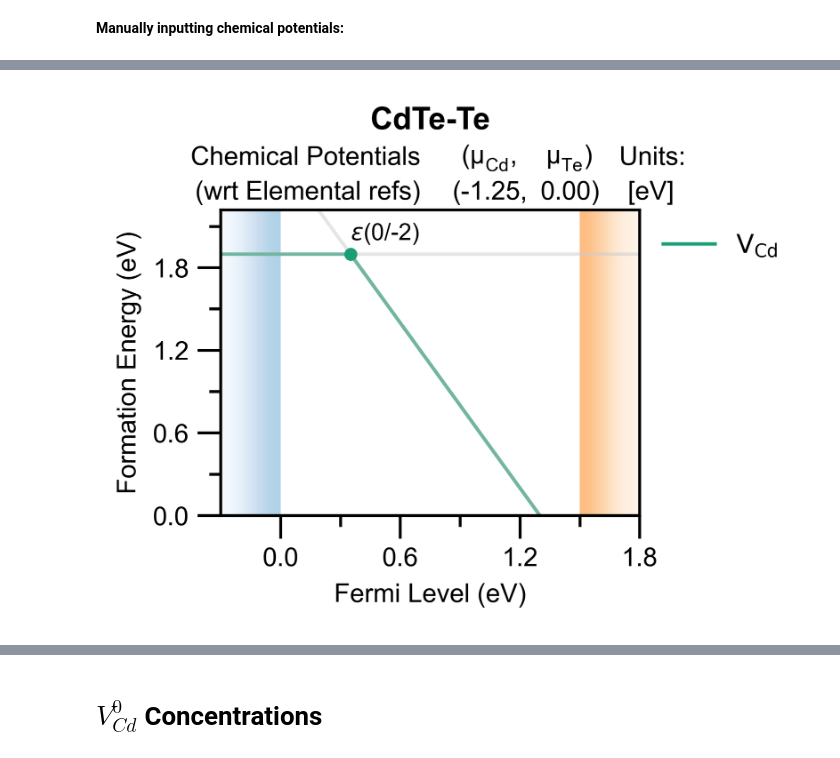
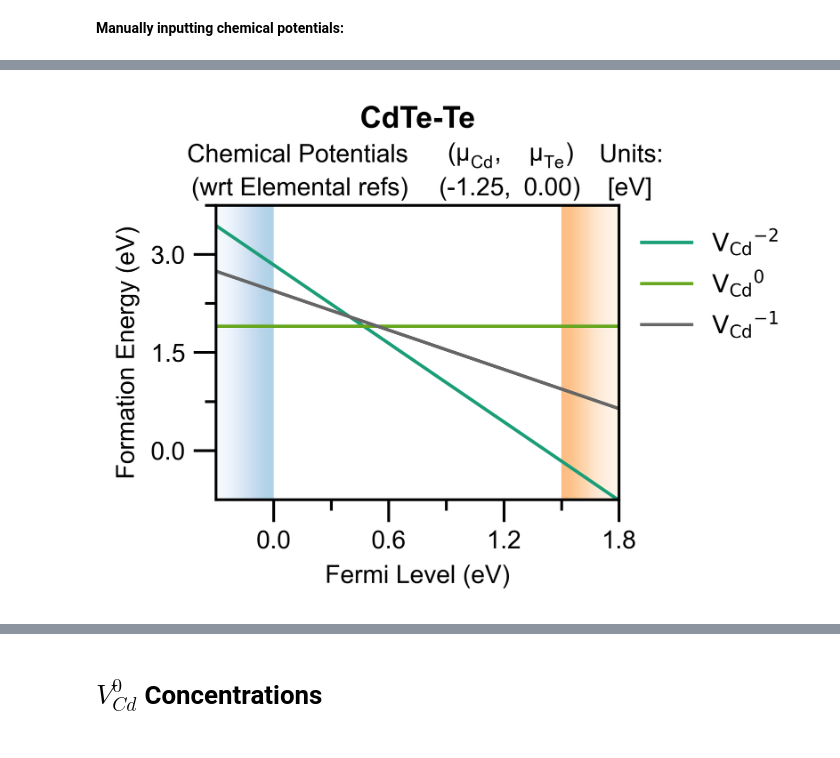
Before and after one commit to teruya7/doped, a Jupyter notebook: doped_Parsing_Example.ipynb, the cells around one changed output, grey strips where cells are left out. Saved outputs shown, nothing was run; the diff lists cells and outputs as text; code cells hidden in the pictures.

```diff
--- a/doped_Parsing_Example.ipynb
+++ b/doped_Parsing_Example.ipynb
@@ -221,5 +114,0 @@ def_entry.defect.as_dict()["@class"]
-# %%
-vac_Cd_defects_dict = dope_stuff.load_from_pickle("Pickled_stuff/parsed_vac_Cd_dict.pickle") # Freysoldt corrected defects
-
-# generate DefectPhaseDiagram object so we can plot/tabulate formation energies, calculate charge transition levels etc:
-vac_Cd_dpd = dope_stuff.dpd_from_parsed_defect_dict(vac_Cd_defects_dict)
@@ -232,7 +117,8 @@ lz_corrected_vac_Cd_dpd = dope_stuff.dpd_from_parsed_defect_dict(lz_corrected_va
 # %% [markdown]
 Here, I have already parsed my chemical potential calculations with `doped` (see the `doped_chempot_parsing_example` notebook), and saved it to a pickle file with `dope_stuff.save_to_pickle`, so that I can reload it in a new notebook (or new session with the same notebook), as below:
-# %%
-cdte_chempots = dope_stuff.load_from_pickle("Pickled_stuff/cdte_chempot_limits.pickle")
+# %%
+# load CdTe parsed chemical potentials (see `doped_chempot_parsing_example.ipynb` for parsing chemical potentials) for computing defect formation energies
+cdte_chempots = dope_stuff.load_from_pickle('Examples/cdte_chempot_limits.pickle')
 # %%
 print(cdte_chempots)
 # %% [output]
@@ -245,6 +131,9 @@ Some of the advantages of parsing / manipulating your chemical potential calcula
 - `doped` can then optionally print the corresponding phase diagram facet / chemical potential limit and the _formal_ chemical potentials of the elements at that point, above the formation energy plot, as shown in the next cell.
 
 Alternatively, you can directly feed in pre-calculated chemical potentials to `doped`, see below for this.
+# %%
+# generate DefectPhaseDiagram object so we can plot/tabulate formation energies, calculate charge transition levels etc:
+vac_Cd_dpd = dope_stuff.dpd_from_parsed_defect_dict(parsed_vac_Cd_dict)
 # %% [markdown]
 Basic formation energy plot:
 # %%
@@ -307,12 +178,12 @@ def_plot = dope_stuff.formation_energy_plot(
 # %%
-lzdef_plot = dope_stuff.formation_energy_plot(
-    adjusted_lz_vac_Cd_dpd,
+def_plot = dope_stuff.all_lines_formation_energy_plot(
+    vac_Cd_dpd,
     cdte_chempots,
-    auto_labels=True,
+    auto_labels=False,
     xlim=(-0.3, 1.8),
-    emphasis=True,
+    ylim=(-0.75,3.75),
     pd_facets=["CdTe-Te"],
-    filename="V_Cd_LZ_Te-Rich.pdf"
+    filename="Examples/V_Cd_Te-Rich_All_Lines.pdf"
 )
 # %% [output]
-[figure, old version]
+[figure, new version]
```
Also changed, not shown: parts of 43 cells of this notebook, 15 other files.
